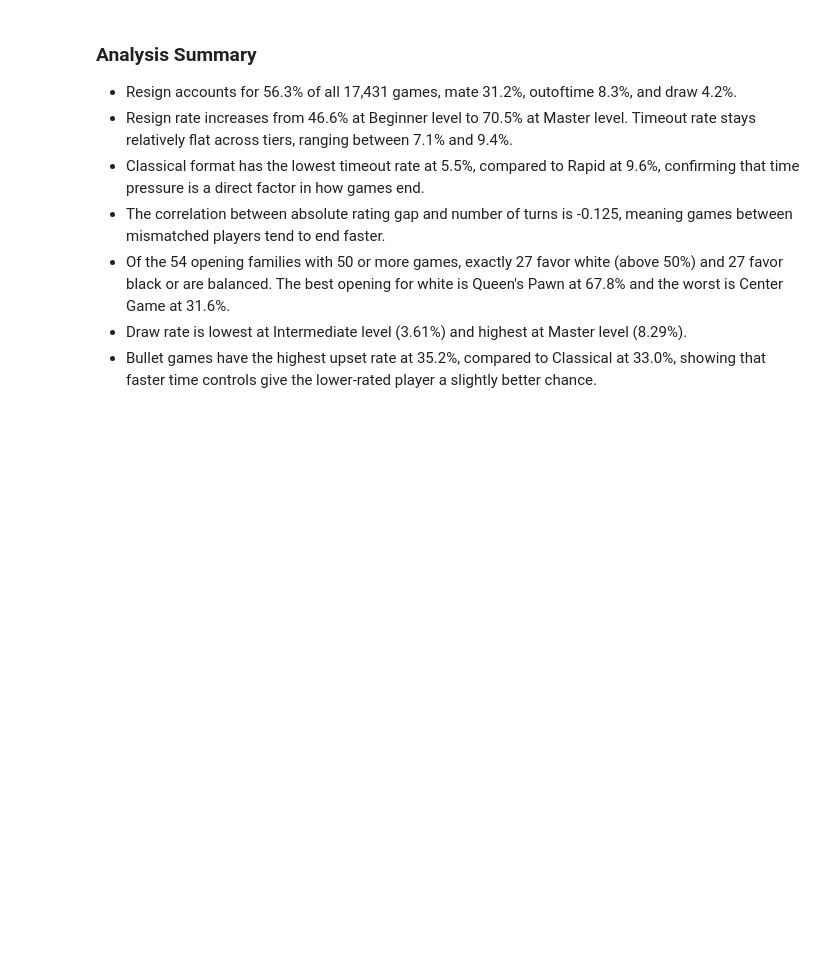
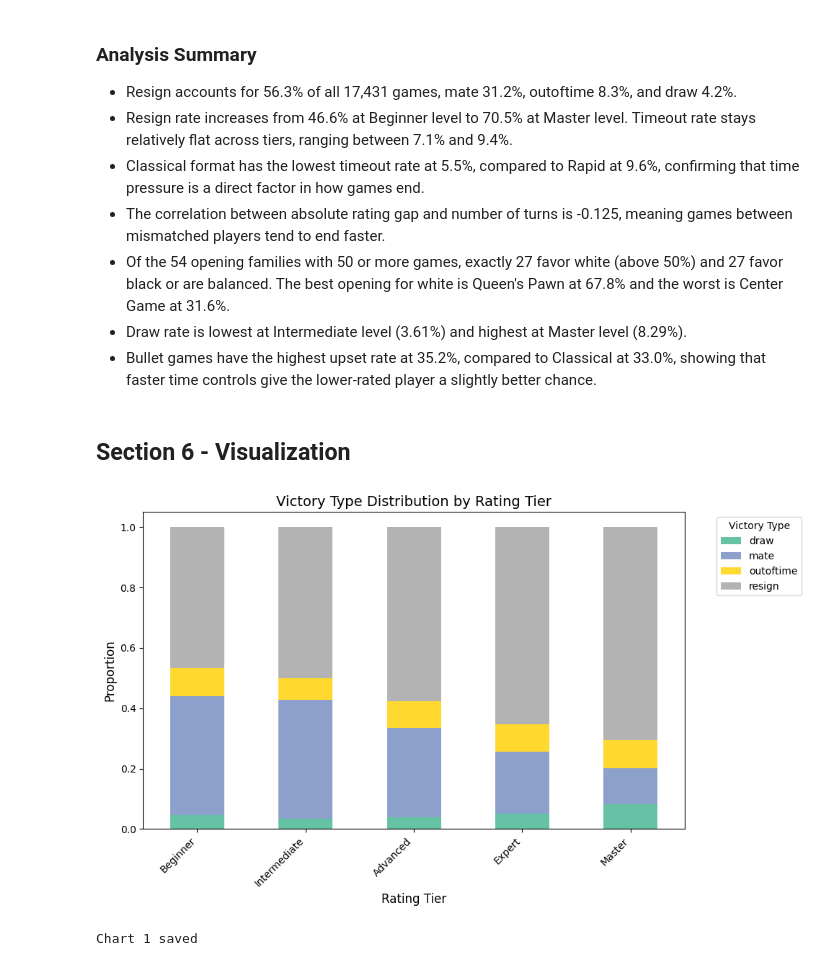
Before and after one commit to Rezwoan/The-Chess-Code, a Jupyter notebook: chess_analysis.ipynb, the cells around one changed output. Cells and saved outputs as stored; diff of their text form; code cells hidden in the pictures; blank space fills up the shorter version.

Commit message:
Add visualizations and charts

```diff
--- a/chess_analysis.ipynb
+++ b/chess_analysis.ipynb
@@ -448,3 +448,24 @@ Name: is_upset, dtype: float64
 - Of the 54 opening families with 50 or more games, exactly 27 favor white (above 50%) and 27 favor black or are balanced. The best opening for white is Queen's Pawn at 67.8% and the worst is Center Game at 31.6%.
 - Draw rate is lowest at Intermediate level (3.61%) and highest at Master level (8.29%).
 - Bullet games have the highest upset rate at 35.2%, compared to Classical at 33.0%, showing that faster time controls give the lower-rated player a slightly better chance.
+# %% [markdown]
+## Section 6 - Visualization
+# %%
+fig, ax = plt.subplots(figsize=(10, 6))
+
+tier_victory.plot(kind='bar', stacked=True, ax=ax, colormap='Set2')
+
+ax.set_title('Victory Type Distribution by Rating Tier', fontsize=14)
+ax.set_xlabel('Rating Tier', fontsize=12)
+ax.set_ylabel('Proportion', fontsize=12)
+ax.legend(title='Victory Type', bbox_to_anchor=(1.05, 1), loc='upper left')
+ax.set_xticklabels(ax.get_xticklabels(), rotation=45, ha='right')
+
+plt.tight_layout()
+os.makedirs('images/charts', exist_ok=True)
+plt.savefig('images/charts/chart1_victory_by_tier.png', dpi=150)
+plt.show()
+print('Chart 1 saved')
+# %% [output]
+[figure, added]
+Chart 1 saved
```
Also changed, not shown: parts of 9 cells of this notebook, 5 other files.
